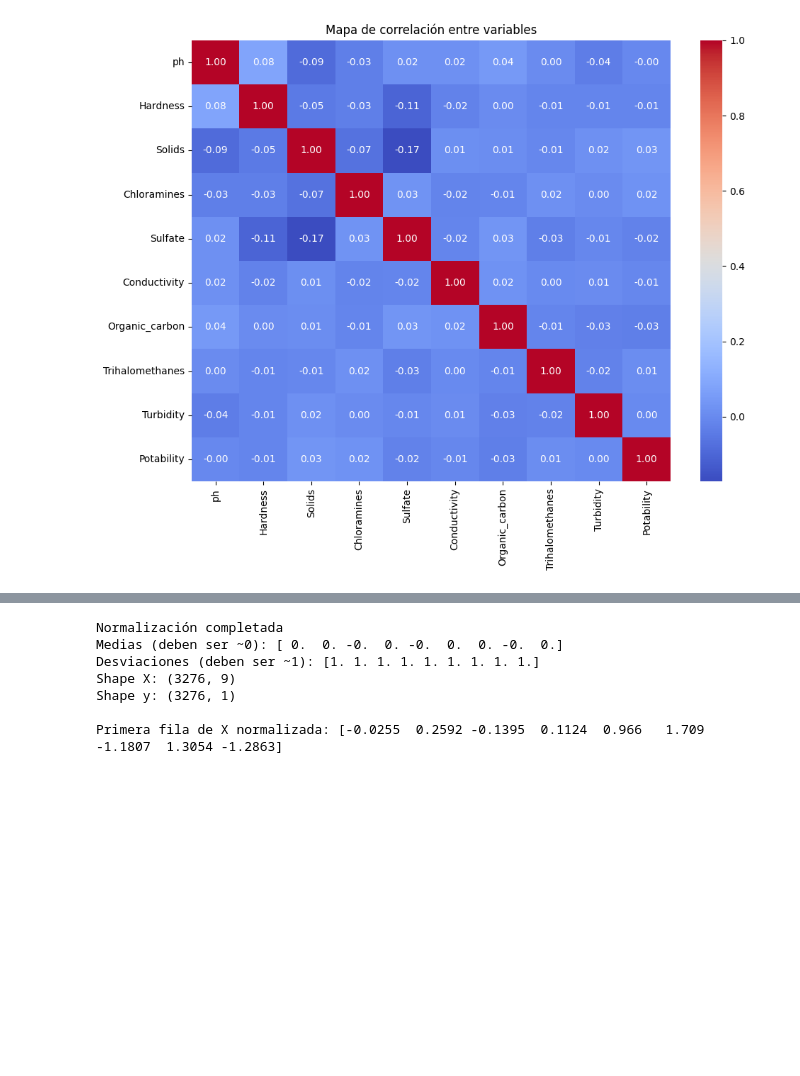
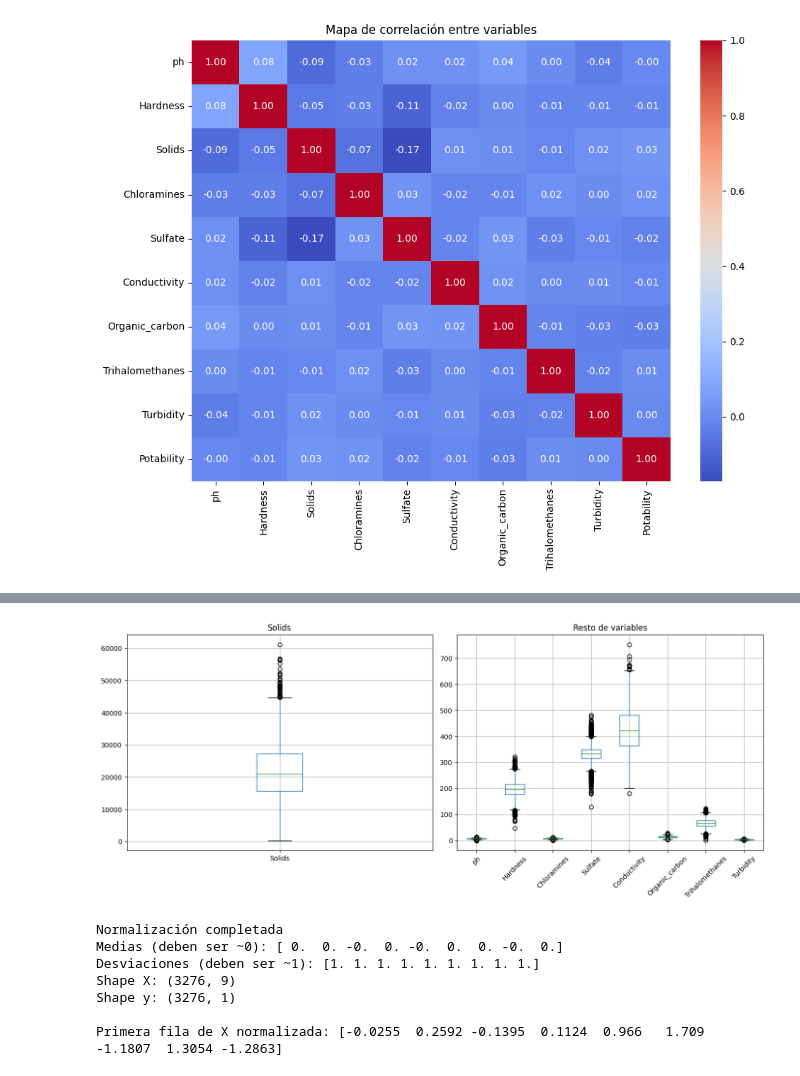
Before and after one commit to micaaau/tp-redes-neuronales, a Jupyter notebook: notebooks/01_analisis_base_datos.ipynb, the cells around one changed output, grey strips where cells are left out. Drawn from its saved outputs; the diff is of its cells as text; code cells hidden in the pictures; blank space fills up the shorter version.

```diff
--- a/notebooks/01_analisis_base_datos.ipynb
+++ b/notebooks/01_analisis_base_datos.ipynb
@@ -213 +174,18 @@ dtype: int64
+# %%
+# Boxplots separados: Solids aparte por su escala mayor
+fig, (ax1, ax2) = plt.subplots(1, 2, figsize=(14, 6))
+
+df_limpio[["Solids"]].boxplot(ax=ax1)
+ax1.set_title("Solids")
+
+otras = ["ph", "Hardness", "Chloramines", "Sulfate",
+         "Conductivity", "Organic_carbon", "Trihalomethanes", "Turbidity"]
+df_limpio[otras].boxplot(ax=ax2)
+ax2.set_title("Resto de variables")
+ax2.tick_params(axis='x', rotation=45)
+
+plt.tight_layout()
+plt.show()
+# %% [output]
+[figure, added]
 # %%
```
Also changed, not shown: parts of 13 cells of this notebook, 6 other files.
